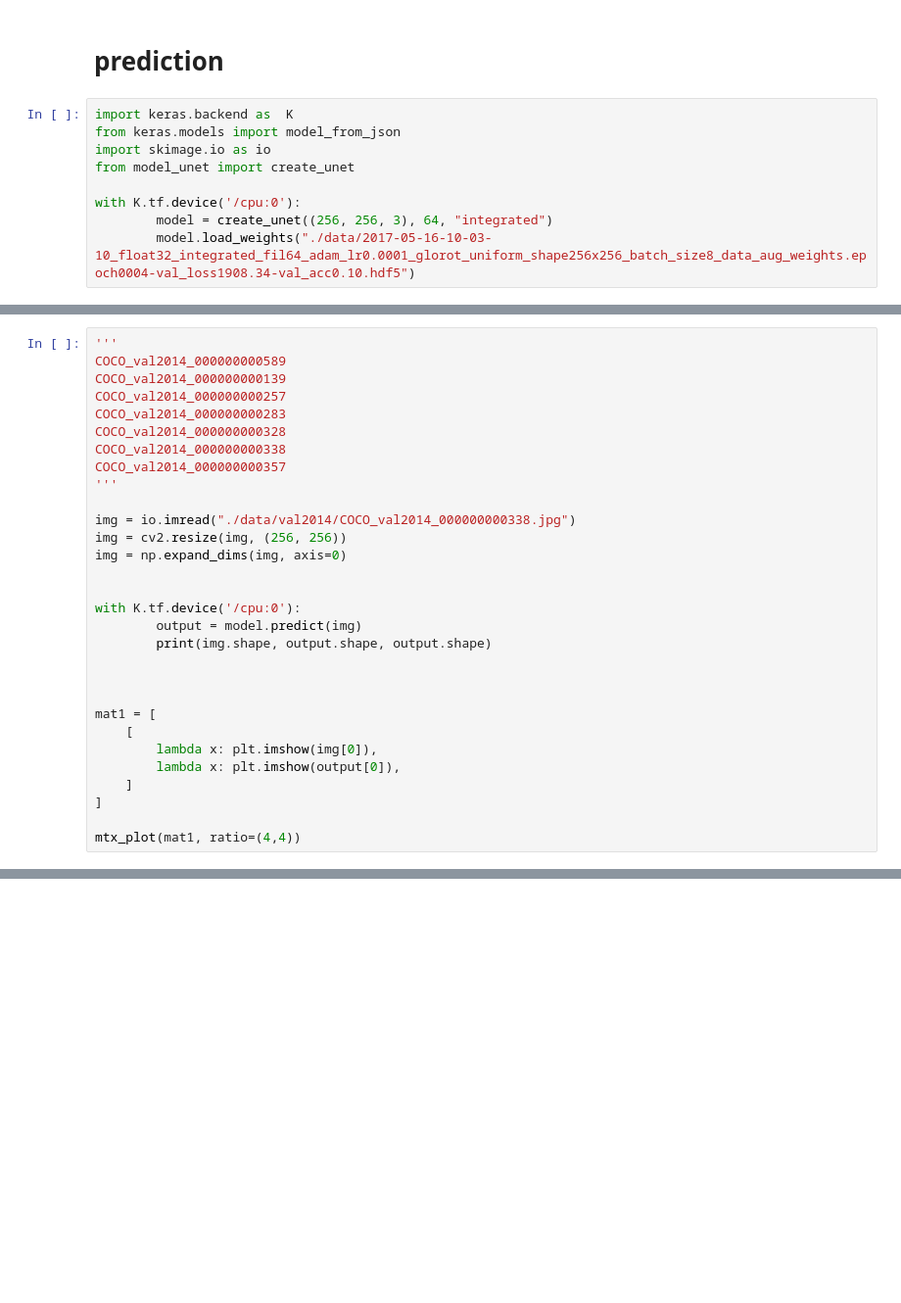
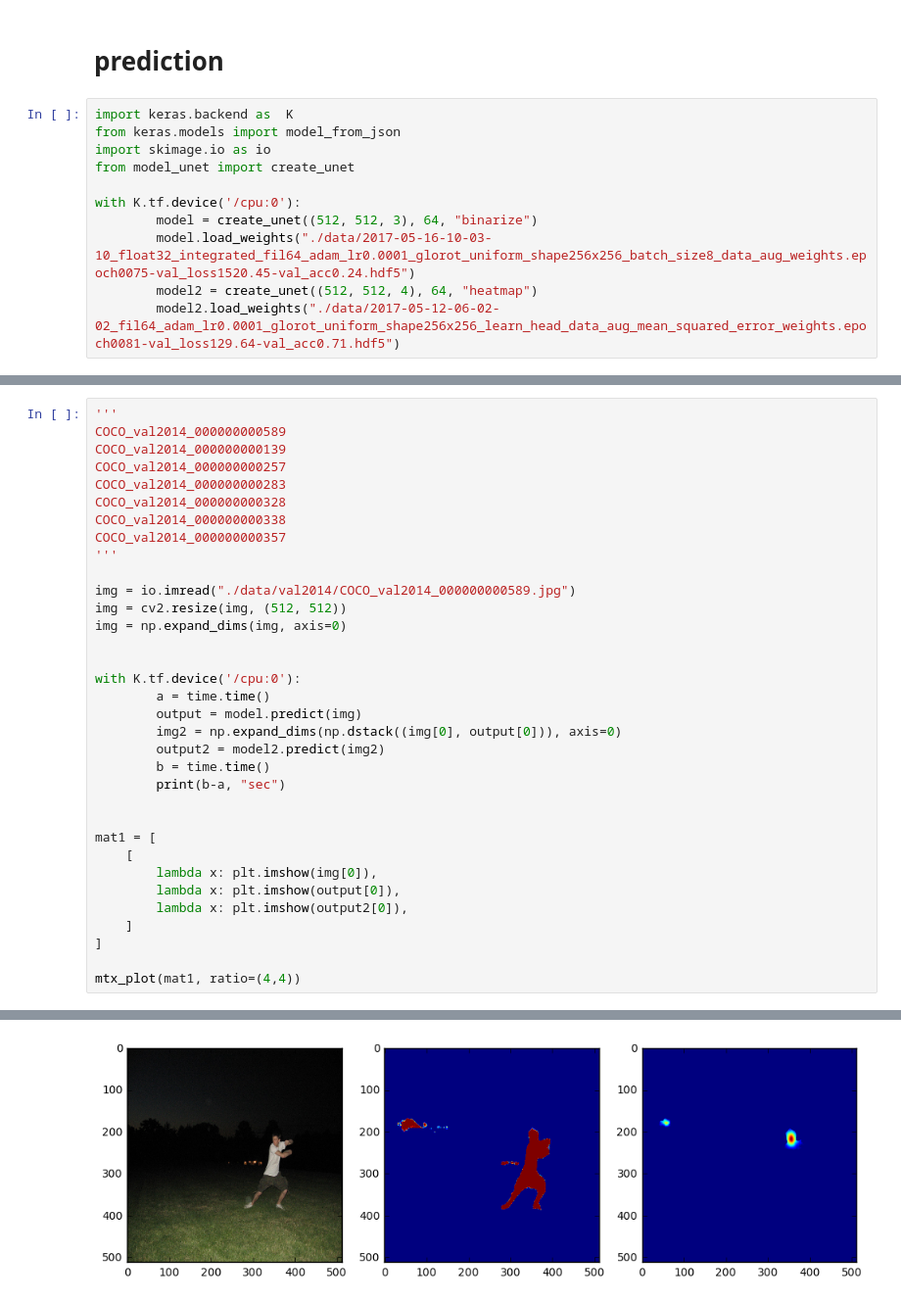
Before and after one commit to legokichi/keras-human-detector, a Jupyter notebook: predict.ipynb, the cells around one changed output, grey strips where cells are left out. Shown at 98% size. Cells and saved outputs as stored; diff of their text form; blank space fills up the shorter version.

```diff
--- a/predict.ipynb
+++ b/predict.ipynb
@@ -30,5 +30,7 @@ import skimage.io as io
 from model_unet import create_unet
 
 with K.tf.device('/cpu:0'):
-        model = create_unet((256, 256, 3), 64, "integrated")
-        model.load_weights("./data/2017-05-16-10-03-10_float32_integrated_fil64_adam_lr0.0001_glorot_uniform_shape256x256_batch_size8_data_aug_weights.epoch0004-val_loss1908.34-val_acc0.10.hdf5")
+        model = create_unet((512, 512, 3), 64, "binarize")
+        model.load_weights("./data/2017-05-16-10-03-10_float32_integrated_fil64_adam_lr0.0001_glorot_uniform_shape256x256_batch_size8_data_aug_weights.epoch0075-val_loss1520.45-val_acc0.24.hdf5")
+        model2 = create_unet((512, 512, 4), 64, "heatmap")
+        model2.load_weights("./data/2017-05-12-06-02-02_fil64_adam_lr0.0001_glorot_uniform_shape256x256_learn_head_data_aug_mean_squared_error_weights.epoch0081-val_loss129.64-val_acc0.71.hdf5")
@@ -43,22 +47,27 @@ COCO_val2014_000000000338
 COCO_val2014_000000000357
 '''
 
-img = io.imread("./data/val2014/COCO_val2014_000000000338.jpg")
-img = cv2.resize(img, (256, 256))
+img = io.imread("./data/val2014/COCO_val2014_000000000589.jpg")
+img = cv2.resize(img, (512, 512))
 img = np.expand_dims(img, axis=0)
 
 
 with K.tf.device('/cpu:0'):
+        a = time.time()
         output = model.predict(img)
-        print(img.shape, output.shape, output.shape)
-
+        img2 = np.expand_dims(np.dstack((img[0], output[0])), axis=0)
+        output2 = model2.predict(img2)
+        b = time.time()
+        print(b-a, "sec")
 
 
 mat1 = [
     [
         lambda x: plt.imshow(img[0]),
         lambda x: plt.imshow(output[0]),
+        lambda x: plt.imshow(output2[0]),
     ]
 ]
 
 mtx_plot(mat1, ratio=(4,4))
+# %% [output]
@@ -64,0 +75 @@ mtx_plot(mat1, ratio=(4,4))
+[figure, added]
```
Also changed, not shown: parts of 2 cells of this notebook, 3 other files.
